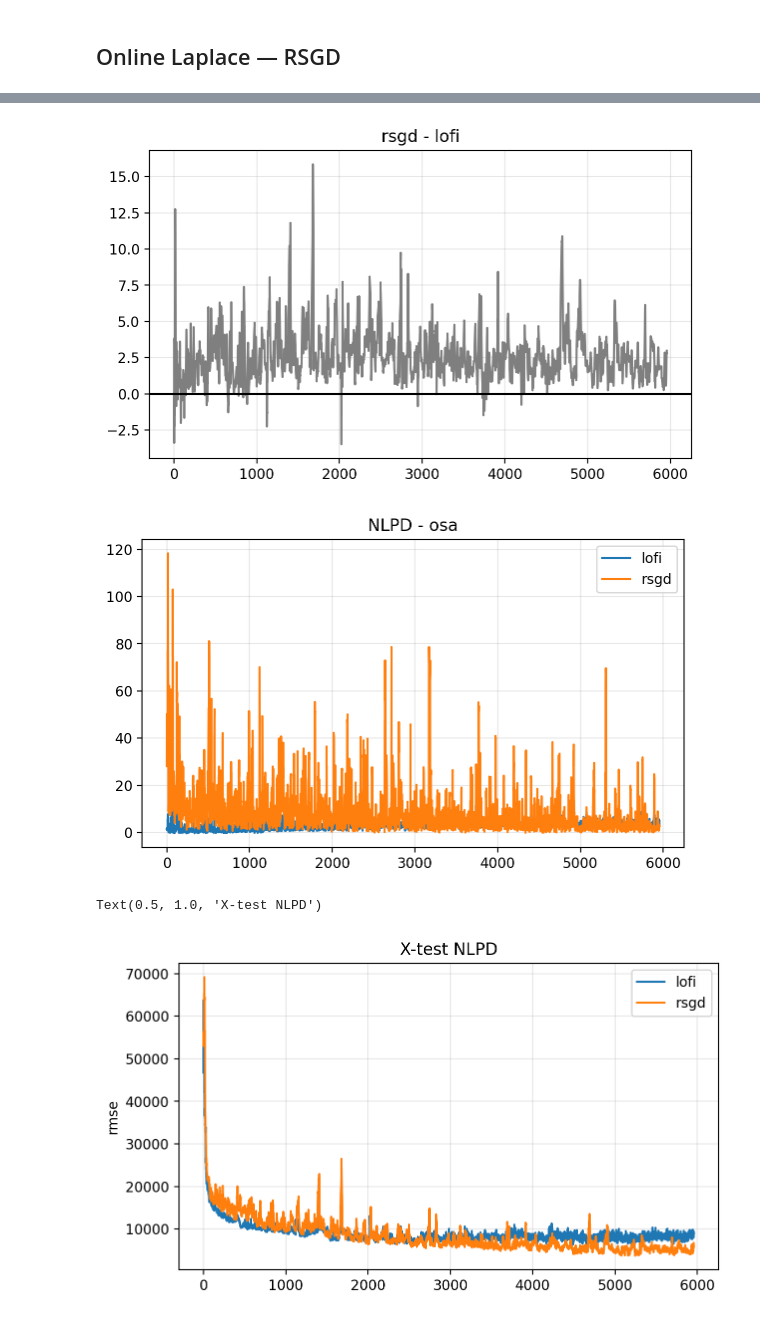
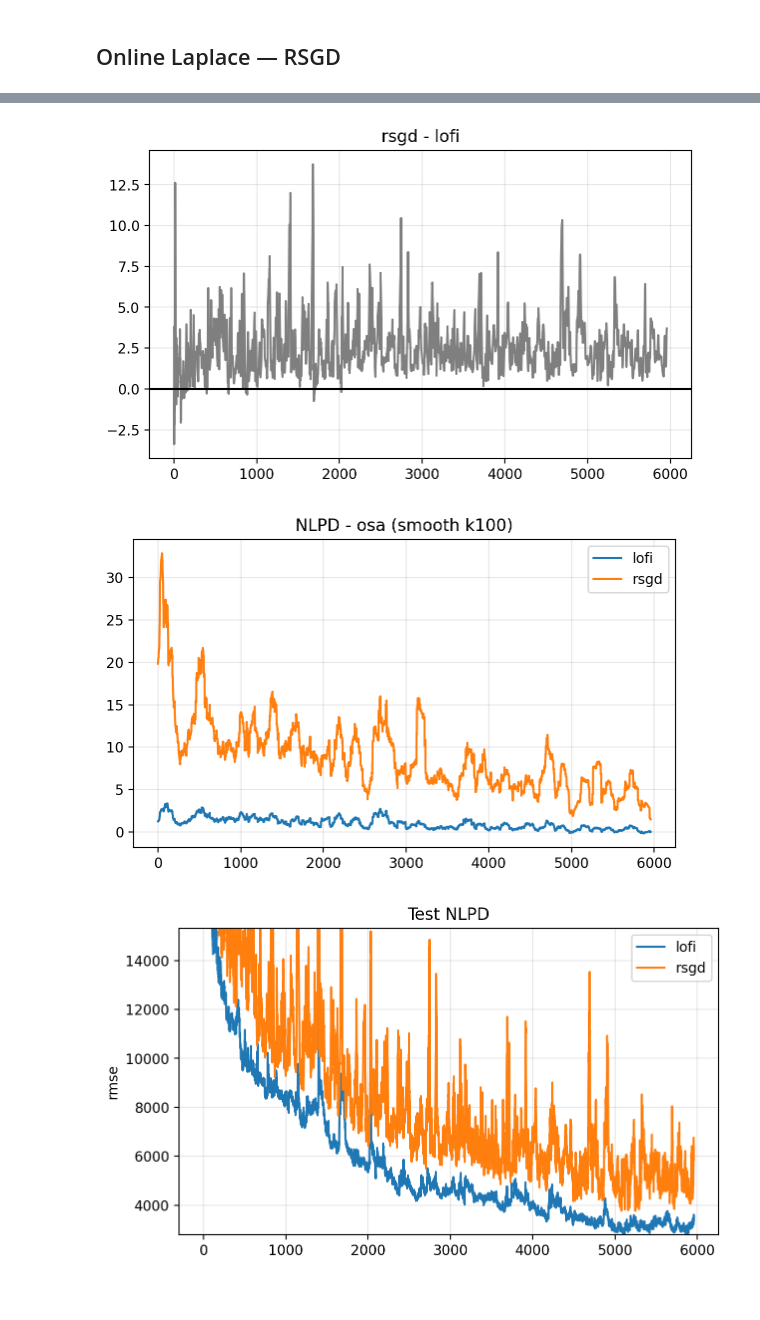
Before and after one commit to probml/rebayes, a Jupyter notebook: demos/collas/regression/rotating-mnist-unsorted.ipynb, the cells around one changed output, grey strips where cells are left out. Drawn from its saved outputs; the diff is of its cells as text; code cells hidden in the pictures.

```diff
--- a/demos/collas/regression/rotating-mnist-unsorted.ipynb
+++ b/demos/collas/regression/rotating-mnist-unsorted.ipynb
@@ -73,7 +73,7 @@ key = jax.random.PRNGKey(314)
 # %%
 initial_covariance = 1 / 2000
 dynamics_weights = 1.0
-dynamics_covariance = 1e-6
+dynamics_covariance = 1e-7
 emission_cov = 0.01
 memory_size = 10
 
@@ -258,7 +236,7 @@ plt.axhline(y=0, c="black")
 plt.title("rsgd - lofi")
 plt.grid(alpha=0.3)
 # %% [output]
-[figure, old version]
+[figure, new version]
 # %%
 fig, ax = plt.subplots(figsize=(7, 4))
 
@@ -271,25 +249,28 @@ metric_rsgd = np.convolve(metric_rsgd, kernel, mode="same")
 plt.plot(metric_lofi, label="lofi")
 plt.plot(metric_rsgd, label="rsgd")
 
-plt.title("NLPD - osa")
+plt.title(f"NLPD - osa (smooth k{ksize})")
 plt.legend()
 plt.grid(alpha=0.3)
 # %% [output]
-[figure, old version]
+[figure, new version]
 # %%
 fig, ax = plt.subplots(figsize=(7, 4))
 
 err_smooth_lofi = output_lofi["nlpd_test"]
 err_smooth_rsgd = output_rsgd["nlpd_test"]
 
 plt.plot(err_smooth_lofi, label="lofi")
 plt.plot(err_smooth_rsgd, label="rsgd")
 
 plt.grid(alpha=0.3)
 
 plt.ylabel("rmse")
 plt.legend()
-plt.title("X-test NLPD")
+plt.title("Test NLPD")
+
+vmin = np.quantile(err_smooth_lofi, 0.00)
+vmax = np.quantile(err_smooth_lofi, 0.98)
+plt.ylim(vmin, vmax);
 # %% [output]
-Text(0.5, 1.0, 'X-test NLPD')
-[figure, old version]
+[figure, new version]
```
Also changed, not shown: parts of 9 cells of this notebook.
